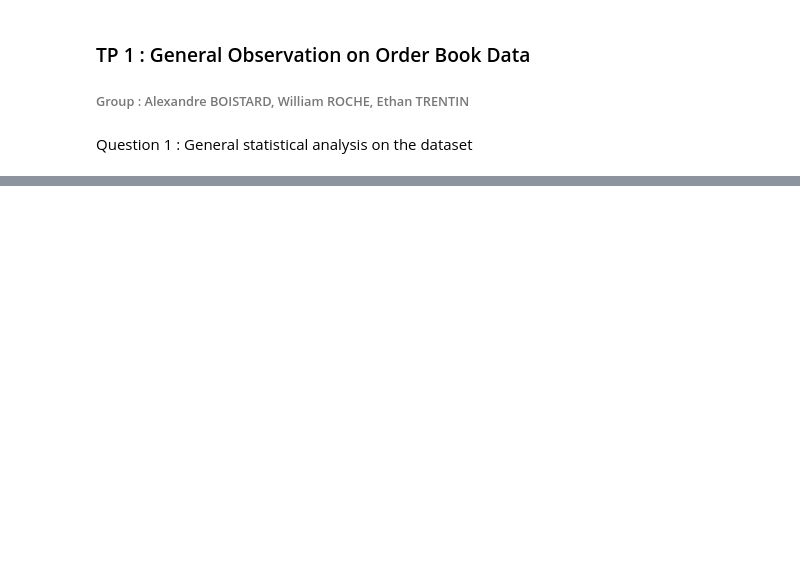
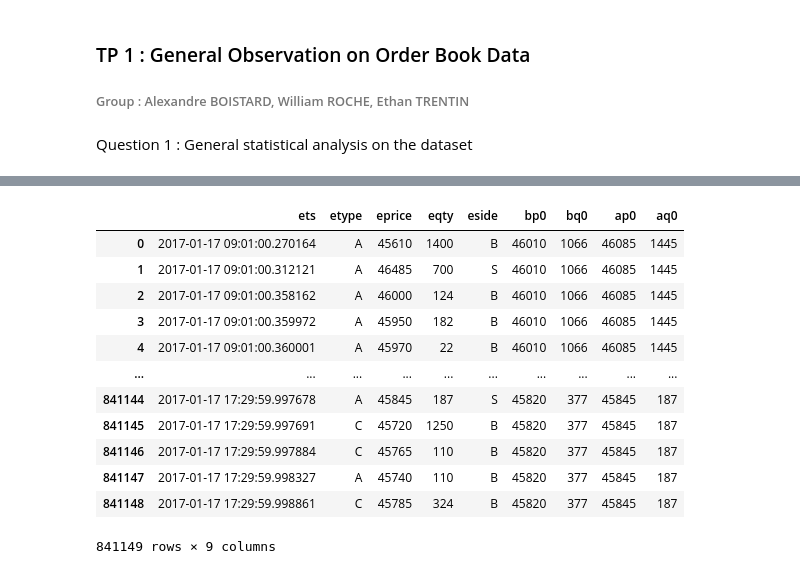
Before and after one commit to ethantrentin/High-Frequency-Data-Limit-Order-Books, a Jupyter notebook: DHF-LAB1-BOISTARD-ROCHE-TRENTIN.ipynb, the cells around one changed output, grey strips where cells are left out. Saved outputs shown, nothing was run; the diff lists cells and outputs as text; code cells hidden in the pictures; blank space fills up the shorter version.

```diff
--- a/DHF-LAB1-BOISTARD-ROCHE-TRENTIN.ipynb
+++ b/DHF-LAB1-BOISTARD-ROCHE-TRENTIN.ipynb
@@ -41,0 +40,18 @@ for filename in os.listdir(Path):
+# %%
+# Convert timestamps to datetime objects
+filename_df['ets'] = pd.to_datetime(filename_df['ets'], format="%Y%m%d:%H:%M:%S.%f")
+filename_df
+# %% [output]
+|  | ets | etype | eprice | eqty | eside | bp0 | bq0 | ap0 | aq0 |
+| 0 | 2017-01-17 09:01:00.270164 | A | 45610 | 1400 | B | 46010 | 1066 | 46085 | 1445 |
+| 1 | 2017-01-17 09:01:00.312121 | A | 46485 | 700 | S | 46010 | 1066 | 46085 | 1445 |
+| 2 | 2017-01-17 09:01:00.358162 | A | 46000 | 124 | B | 46010 | 1066 | 46085 | 1445 |
+| 3 | 2017-01-17 09:01:00.359972 | A | 45950 | 182 | B | 46010 | 1066 | 46085 | 1445 |
+| 4 | 2017-01-17 09:01:00.360001 | A | 45970 | 22 | B | 46010 | 1066 | 46085 | 1445 |
+| ... | ... | ... | ... | ... | ... | ... | ... | ... | ... |
+| 841144 | 2017-01-17 17:29:59.997678 | A | 45845 | 187 | S | 45820 | 377 | 45845 | 187 |
+| 841145 | 2017-01-17 17:29:59.997691 | C | 45720 | 1250 | B | 45820 | 377 | 45845 | 187 |
+| 841146 | 2017-01-17 17:29:59.997884 | C | 45765 | 110 | B | 45820 | 377 | 45845 | 187 |
+| 841147 | 2017-01-17 17:29:59.998327 | A | 45740 | 110 | B | 45820 | 377 | 45845 | 187 |
+| 841148 | 2017-01-17 17:29:59.998861 | C | 45785 | 324 | B | 45820 | 377 | 45845 | 187 |
+841149 rows × 9 columns
```
Also changed, not shown: parts of 5 cells of this notebook.
